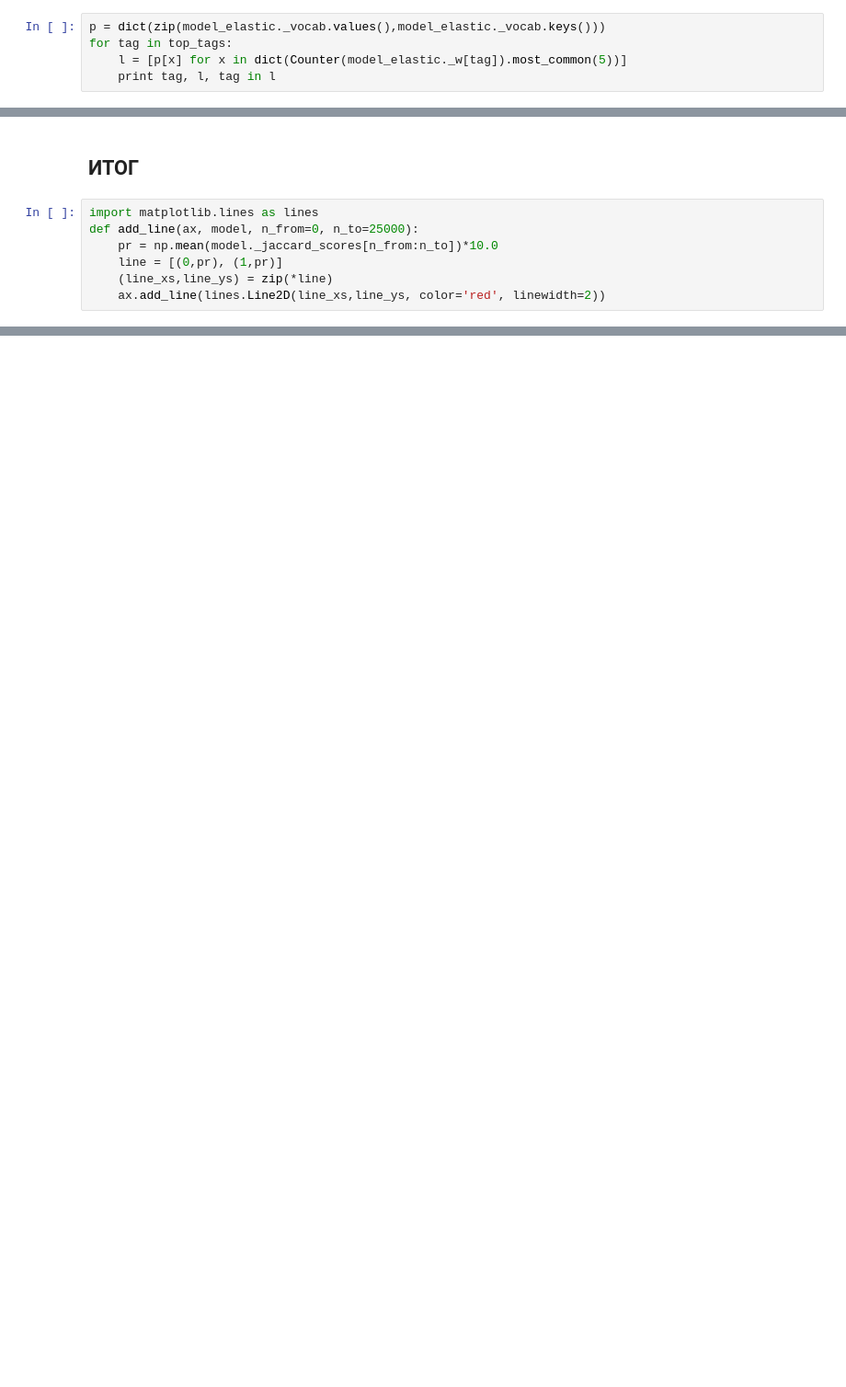
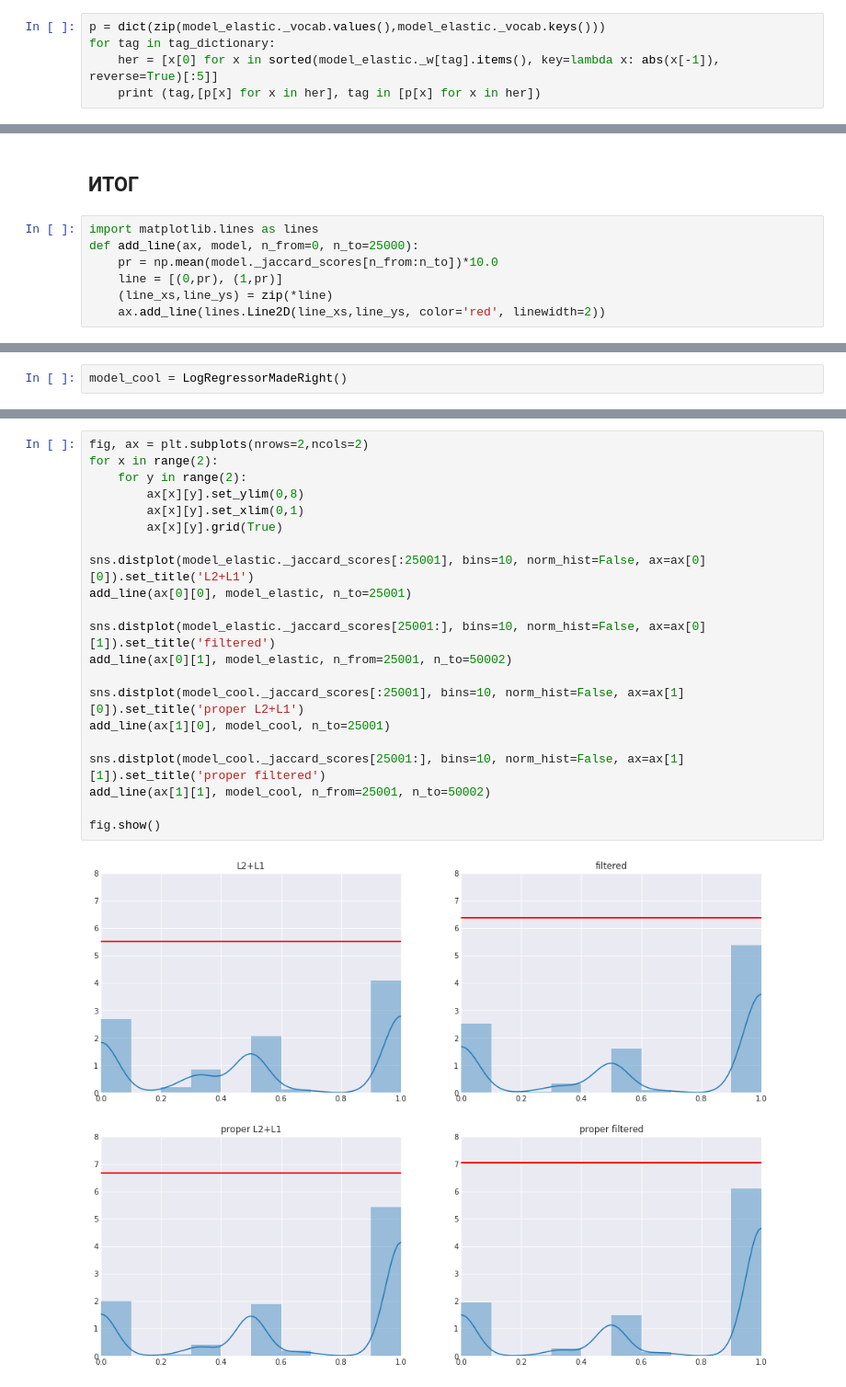
Before and after one commit to LeninTheMushroom/machine-learning, a Jupyter notebook: ods/4.ipynb, the cells around one changed output, grey strips where cells are left out. Shown at 92% size. Saved outputs shown, nothing was run; the diff lists cells and outputs as text; blank space fills up the shorter version.

```diff
--- a/ods/4.ipynb
+++ b/ods/4.ipynb
@@ -478,6 +469,6 @@ np.mean(model_elastic._jaccard_scores)
 # %%
 p = dict(zip(model_elastic._vocab.values(),model_elastic._vocab.keys()))
-for tag in top_tags:
-    l = [p[x] for x in dict(Counter(model_elastic._w[tag]).most_common(5))]
-    print tag, l, tag in l
+for tag in tag_dictionary:
+    her = [x[0] for x in sorted(model_elastic._w[tag].items(), key=lambda x: abs(x[-1]), reverse=True)[:5]]
+    print (tag,[p[x] for x in her], tag in [p[x] for x in her])
 # %% [output]
@@ -601,0 +737,2 @@ fig.show()
+# %%
+model_cool = LogRegressorMadeRight()
@@ -601,0 +779,23 @@ fig.show()
+# %%
+fig, ax = plt.subplots(nrows=2,ncols=2)
+for x in range(2):
+    for y in range(2):
+        ax[x][y].set_ylim(0,8)
+        ax[x][y].set_xlim(0,1)
+        ax[x][y].grid(True)
+
+sns.distplot(model_elastic._jaccard_scores[:25001], bins=10, norm_hist=False, ax=ax[0][0]).set_title('L2+L1')
+add_line(ax[0][0], model_elastic, n_to=25001)
+
+sns.distplot(model_elastic._jaccard_scores[25001:], bins=10, norm_hist=False, ax=ax[0][1]).set_title('filtered')
+add_line(ax[0][1], model_elastic, n_from=25001, n_to=50002)
+
+sns.distplot(model_cool._jaccard_scores[:25001], bins=10, norm_hist=False, ax=ax[1][0]).set_title('proper L2+L1')
+add_line(ax[1][0], model_cool, n_to=25001)
+
+sns.distplot(model_cool._jaccard_scores[25001:], bins=10, norm_hist=False, ax=ax[1][1]).set_title('proper filtered')
+add_line(ax[1][1], model_cool, n_from=25001, n_to=50002)
+
+fig.show()
+# %% [output]
+[figure, added]
```
Also changed, not shown: parts of 39 cells of this notebook.
